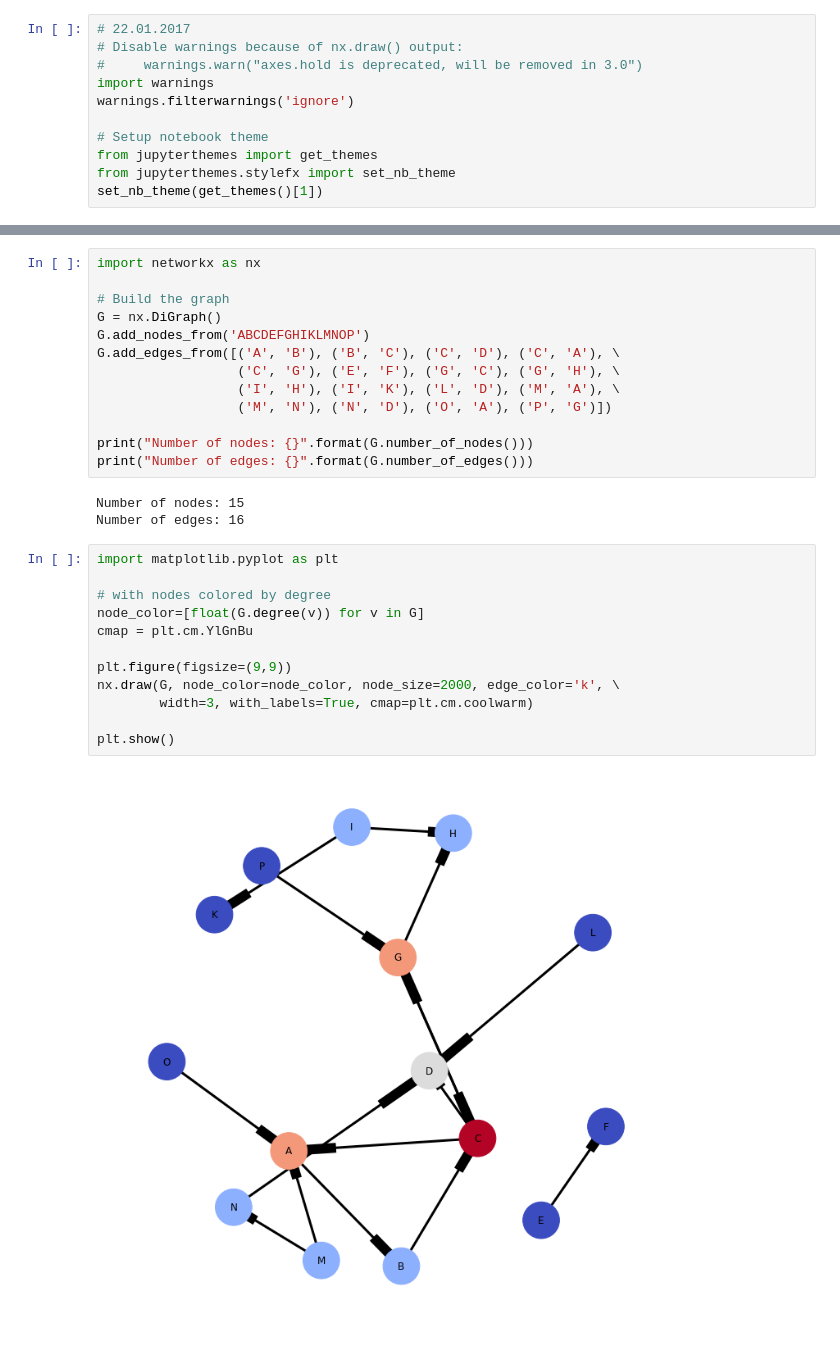
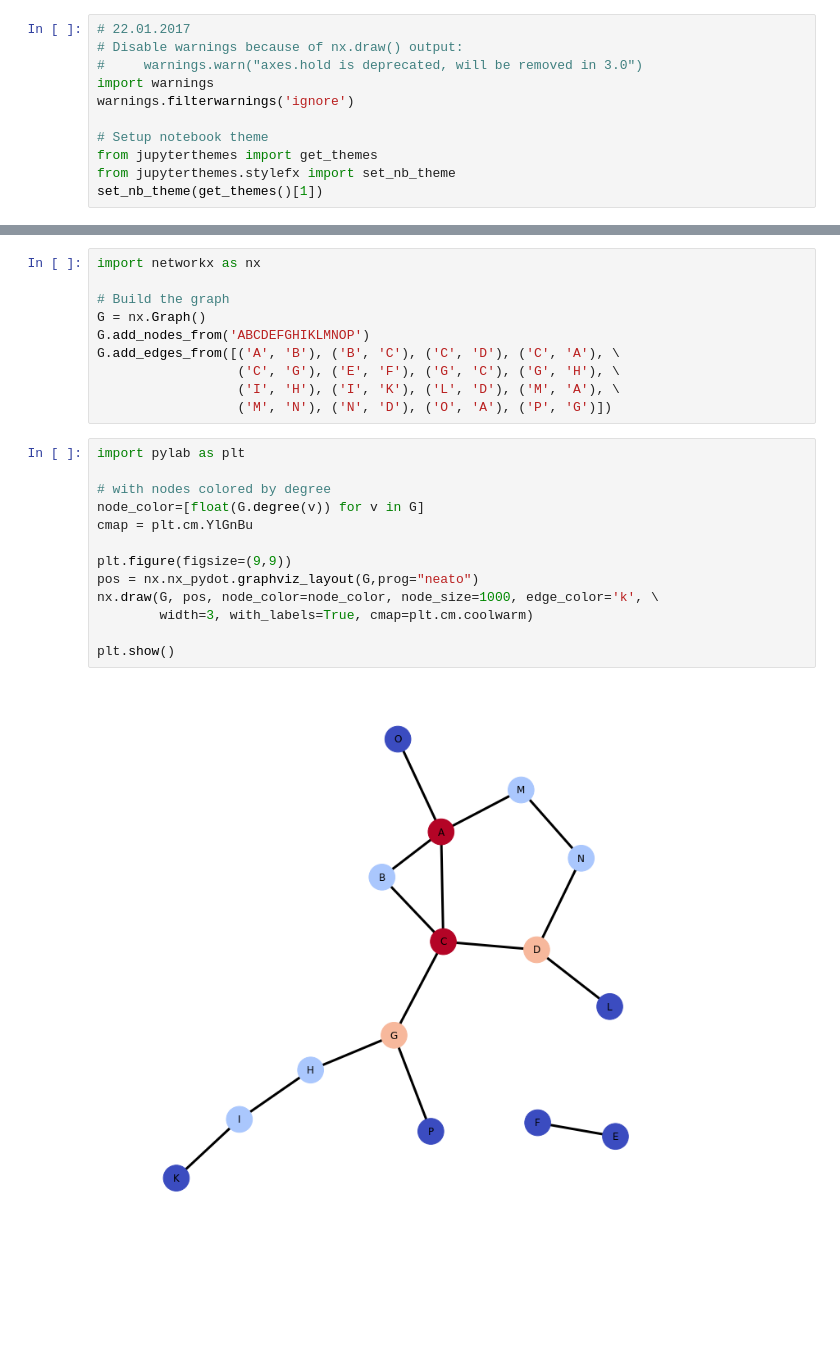
Before and after one commit to Eudoxier/cs532-s17, a Jupyter notebook: assignments/assignment_one/graph_structure/graph_structure.ipynb, the cells around one changed output, grey strips where cells are left out. Drawn from its saved outputs; the diff is of its cells as text; blank space fills up the shorter version.

Commit message:
organize graph visuals

```diff
--- a/assignments/assignment_one/graph_structure/graph_structure.ipynb
+++ b/assignments/assignment_one/graph_structure/graph_structure.ipynb
@@ -101,29 +107,24 @@ The power law has also been observed to characterize user behavior in the web in
 import networkx as nx
 
 # Build the graph
-G = nx.DiGraph()
+G = nx.Graph()
 G.add_nodes_from('ABCDEFGHIKLMNOP')
 G.add_edges_from([('A', 'B'), ('B', 'C'), ('C', 'D'), ('C', 'A'), \
                   ('C', 'G'), ('E', 'F'), ('G', 'C'), ('G', 'H'), \
                   ('I', 'H'), ('I', 'K'), ('L', 'D'), ('M', 'A'), \
                   ('M', 'N'), ('N', 'D'), ('O', 'A'), ('P', 'G')])
-
-print("Number of nodes: {}".format(G.number_of_nodes()))
-print("Number of edges: {}".format(G.number_of_edges()))
-# %% [output]
-Number of nodes: 15
-Number of edges: 16
 # %%
-import matplotlib.pyplot as plt
+import pylab as plt
 
 # with nodes colored by degree
 node_color=[float(G.degree(v)) for v in G]
 cmap = plt.cm.YlGnBu
 
 plt.figure(figsize=(9,9))
-nx.draw(G, node_color=node_color, node_size=2000, edge_color='k', \
+pos = nx.nx_pydot.graphviz_layout(G,prog="neato")
+nx.draw(G, pos, node_color=node_color, node_size=1000, edge_color='k', \
         width=3, with_labels=True, cmap=plt.cm.coolwarm)
 
 plt.show()
 # %% [output]
-[figure, old version]
+[figure, new version]
```
Also changed, not shown: parts of 9 cells of this notebook, 2 other files.
